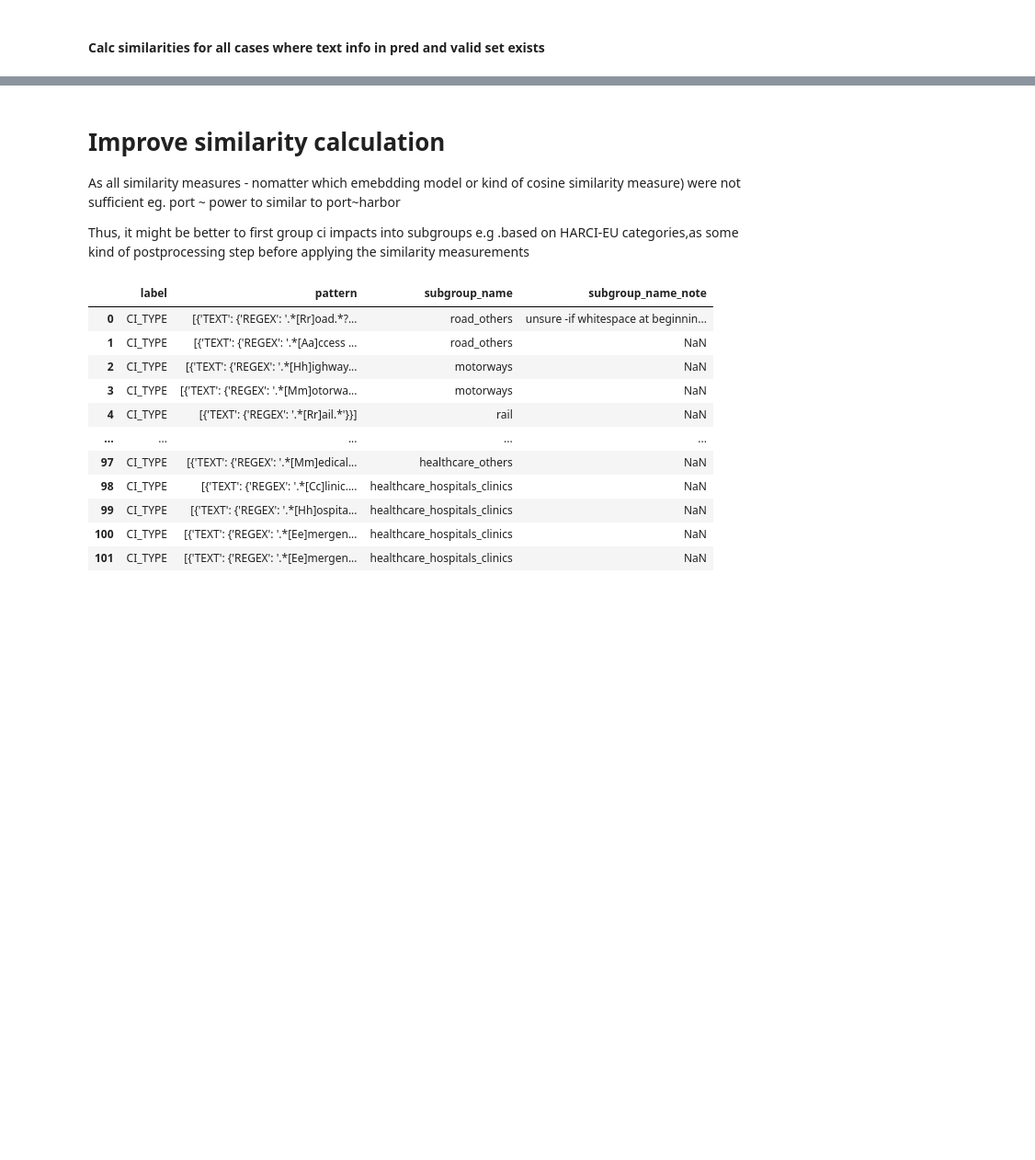
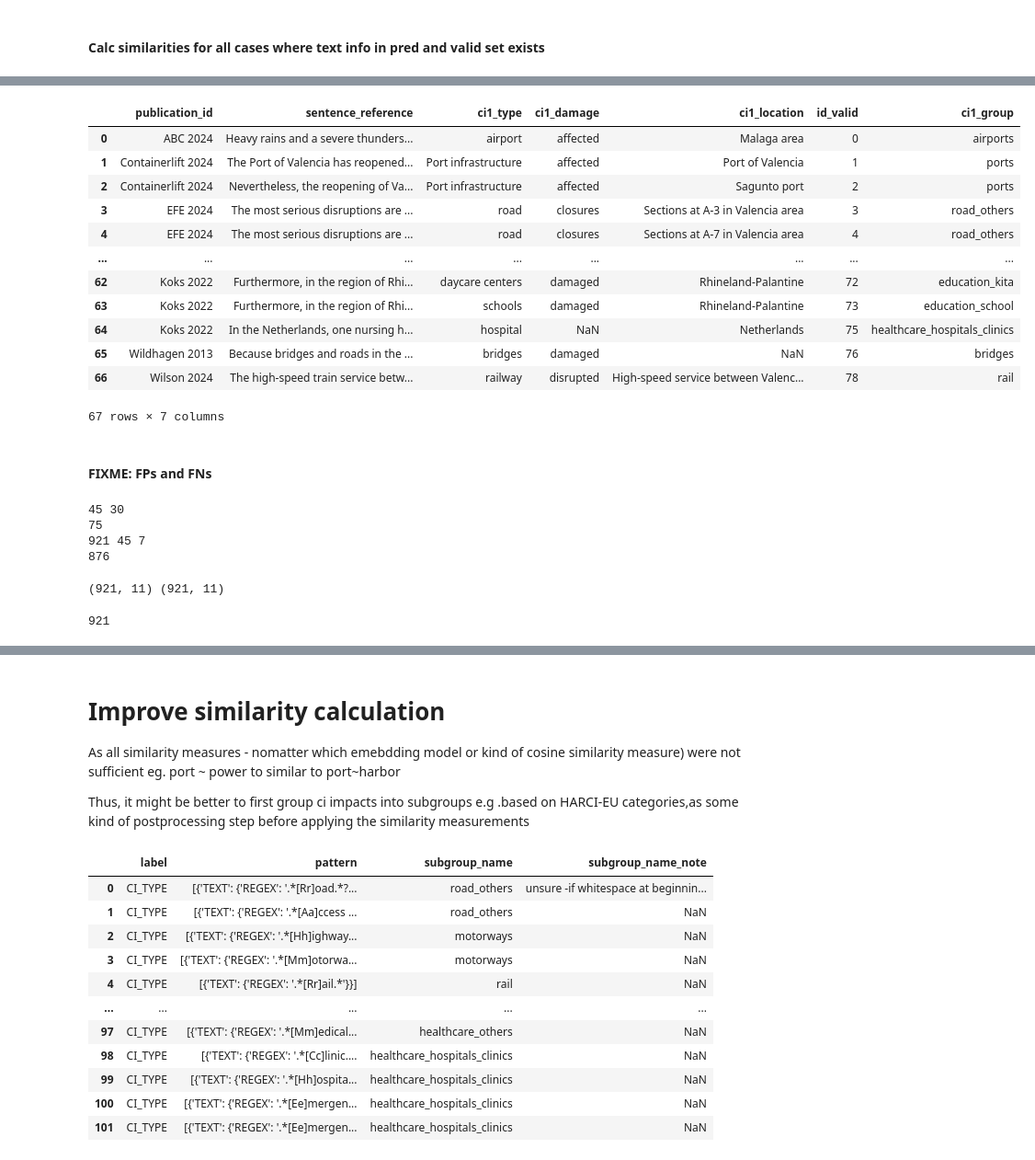
Before and after one commit to SWN-group-at-TU-Berlin/CI-impacts-information-retrieval, a Jupyter notebook: notebooks/llm_evaluation.ipynb, the cells around one changed output, grey strips where cells are left out. Shown at 92% size. Cells and saved outputs as stored; diff of their text form; code cells hidden in the pictures; blank space fills up the shorter version.

```diff
--- a/notebooks/llm_evaluation.ipynb
+++ b/notebooks/llm_evaluation.ipynb
@@ -574,0 +843,70 @@ Saving evaluation statistics, distribution plots, and scores to  location_smlrty
+# %%
+df_valid
+# %% [output]
+|  | publication_id | sentence_reference | ci1_type | ci1_damage | ci1_location | id_valid | ci1_group |
+| 0 | ABC 2024 | Heavy rains and a severe thunders... | airport | affected | Malaga area | 0 | airports |
+| 1 | Containerlift 2024 | The Port of Valencia has reopened... | Port infrastructure | affected | Port of Valencia | 1 | ports |
+| 2 | Containerlift 2024 | Nevertheless, the reopening of Va... | Port infrastructure | affected | Sagunto port | 2 | ports |
+| 3 | EFE 2024 | The most serious disruptions are ... | road | closures | Sections at A-3 in Valencia area | 3 | road_others |
+| 4 | EFE 2024 | The most serious disruptions are ... | road | closures | Sections at A-7 in Valencia area | 4 | road_others |
+| ... | ... | ... | ... | ... | ... | ... | ... |
+| 62 | Koks 2022 | Furthermore, in the region of Rhi... | daycare centers | damaged | Rhineland-Palantine | 72 | education_kita |
+| 63 | Koks 2022 | Furthermore, in the region of Rhi... | schools | damaged | Rhineland-Palantine | 73 | education_school |
+| 64 | Koks 2022 | In the Netherlands, one nursing h... | hospital | NaN | Netherlands | 75 | healthcare_hospitals_clinics |
+| 65 | Wildhagen 2013 | Because bridges and roads in the ... | bridges | damaged | NaN | 76 | bridges |
+| 66 | Wilson 2024 | The high-speed train service betw... | railway | disrupted | High-speed service between Valenc... | 78 | rail |
+67 rows × 7 columns
+# %% [markdown]
+#### FIXME: FPs and FNs
+# %%
+## TPs + FNs should be == len(df_valid.ci) == 67
+
+# TPs
+tps = df_smltry_selmax.loc[df_smltry_selmax["impact_sim_identical"] == 1]
+
+# FNs
+df_valid_pred_missed_docs = df_valid[df_valid["publication_id"].isin(df_pred["citation_id"]) == False]
+df_valid_cases_missed_by_model = df_smltry_selmax[df_smltry_selmax.duplicated(subset="id_pred", keep="first")]
+fns = pd.concat([df_valid_pred_missed_docs, df_valid_cases_missed_by_model], ignore_index=True, axis=0)
+
+print(tps.shape[0], fns.shape[0])
+print(tps.shape[0] + fns.shape[0])
+
+# --> 8 cases in FNs are too definitly too much --> fix FN calculation
+
+
+
+## FPs should be == len(df_pred.ci) - TPs
+
+## FPs
+fps = df_smltry_selmax.loc[df_smltry_selmax["impact_sim_identical"] == 0]
+
+print(len(df_pred.infrastructure_type), tps.shape[0], fps.shape[0])
+print(len(df_pred.infrastructure_type) - tps.shape[0])
+# %% [output]
+45 30
+75
+921 45 7
+876
+# %%
+# TODO fix FPs
+# get records where model predicted presence of impacts but they actually does not exist
+# here as definition, that when simi=0 (or below threshold) then model predicted wrongly
+df_smltry_not_sim = df_smltry_selmax.loc[df_smltry_selmax["impact_sim_identical"] == 0]
+
+# TODO
+# add also as Fps were model_pred case exist but no fitting_vlaid case could be found
+
+# idea:
+# get all df_pred cases where chunk text not occurs in valid.sentece_text
+
+df_pred_not_in_valid = df_pred[df_pred["chunk_text"].isin(df_valid["sentence_reference"])== False]
+print(df_pred.shape, df_pred_not_in_valid.shape)
+# df_pred_not_in_valid
+# %% [output]
+(921, 11) (921, 11)
+# %%
+# df_valid__pred_no_thresh.id_pred.nunique()
+df_pred_valid_no_thresh.id_pred.nunique()
+# %% [output]
+921
```
Also changed, not shown: parts of 50 cells of this notebook, 1 other file.
